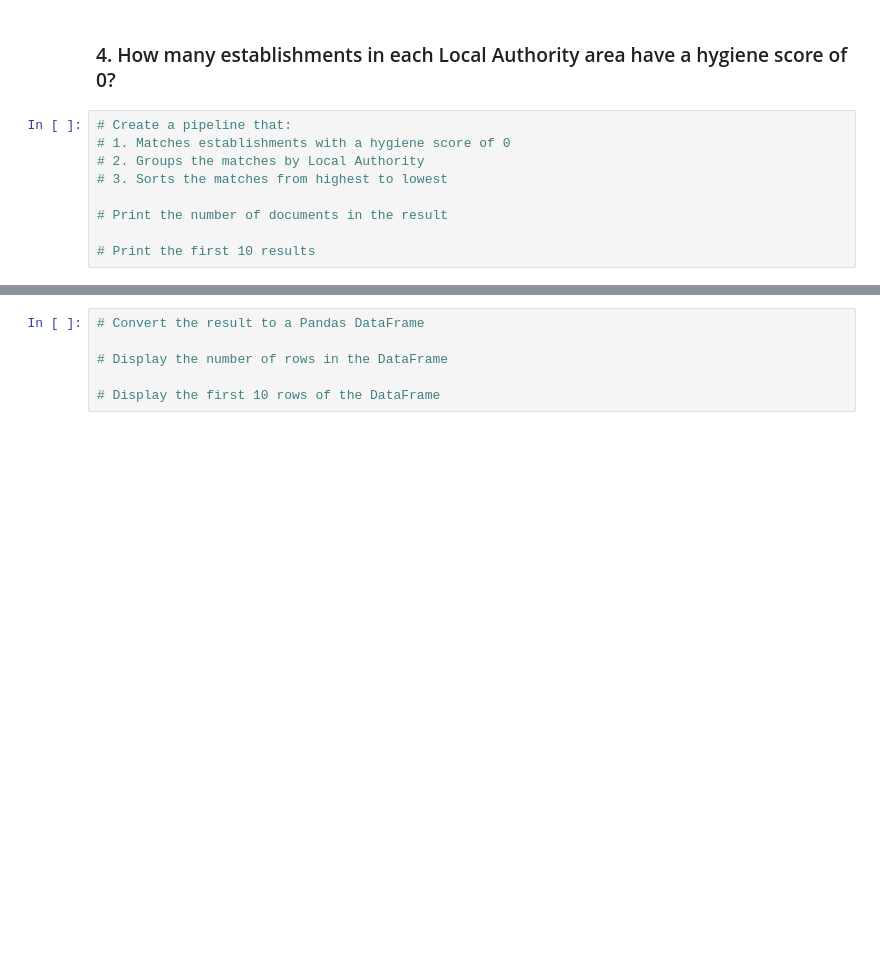
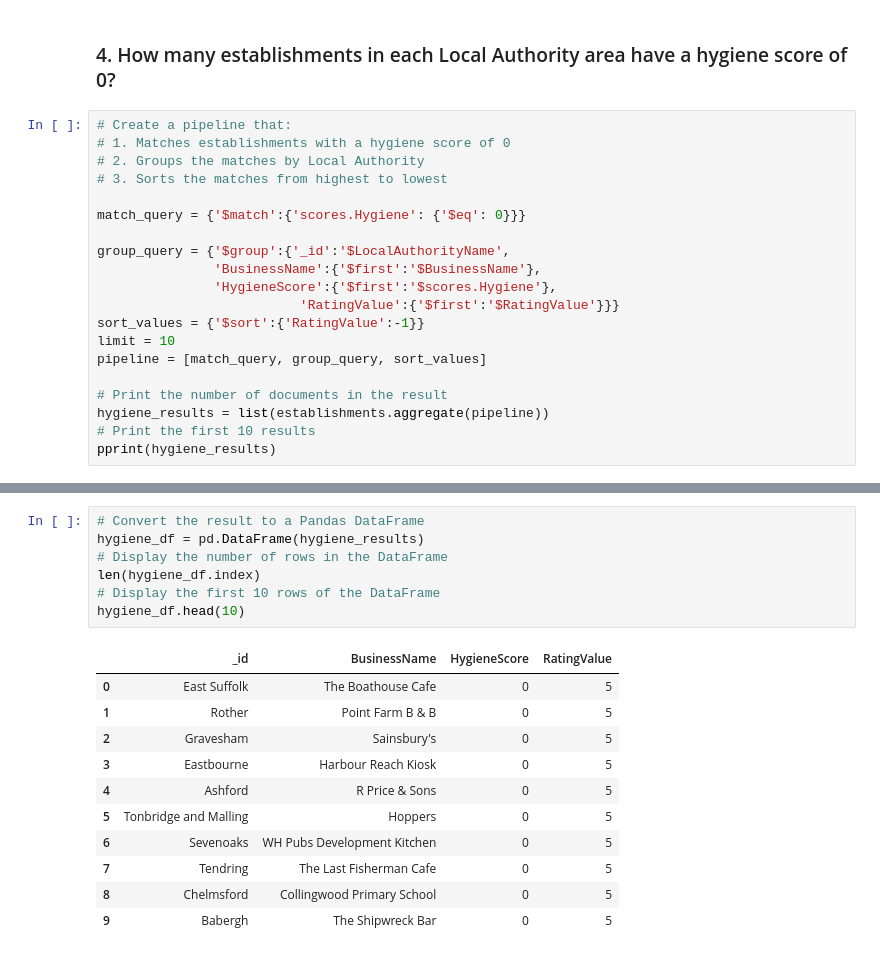
Before and after one commit to AlyssaCullinan/nosql-challenge, a Jupyter notebook: Starter_Code/NoSQL_analysis_starter.ipynb, the cells around one changed output, grey strips where cells are left out. Drawn from its saved outputs; the diff is of its cells as text; blank space fills up the shorter version.

```diff
--- a/Starter_Code/NoSQL_analysis_starter.ipynb
+++ b/Starter_Code/NoSQL_analysis_starter.ipynb
@@ -103,6 +178,17 @@ sort =
 # 2. Groups the matches by Local Authority
 # 3. Sorts the matches from highest to lowest
 
+match_query = {'$match':{'scores.Hygiene': {'$eq': 0}}}
+
+group_query = {'$group':{'_id':'$LocalAuthorityName',
+               'BusinessName':{'$first':'$BusinessName'},
+               'HygieneScore':{'$first':'$scores.Hygiene'},
+                          'RatingValue':{'$first':'$RatingValue'}}}
+sort_values = {'$sort':{'RatingValue':-1}}
+limit = 10
+pipeline = [match_query, group_query, sort_values]
+
 # Print the number of documents in the result
-
+hygiene_results = list(establishments.aggregate(pipeline))
 # Print the first 10 results
+pprint(hygiene_results)
@@ -109,6 +213,19 @@ sort =
 # %%
 # Convert the result to a Pandas DataFrame
-
+hygiene_df = pd.DataFrame(hygiene_results)
 # Display the number of rows in the DataFrame
-
+len(hygiene_df.index)
 # Display the first 10 rows of the DataFrame
+hygiene_df.head(10)
+# %% [output]
+|  | _id | BusinessName | HygieneScore | RatingValue |
+| 0 | East Suffolk | The Boathouse Cafe | 0 | 5 |
+| 1 | Rother | Point Farm B & B | 0 | 5 |
+| 2 | Gravesham | Sainsbury's | 0 | 5 |
+| 3 | Eastbourne | Harbour Reach Kiosk | 0 | 5 |
+| 4 | Ashford | R Price & Sons | 0 | 5 |
+| 5 | Tonbridge and Malling | Hoppers | 0 | 5 |
+| 6 | Sevenoaks | WH Pubs Development Kitchen | 0 | 5 |
+| 7 | Tendring | The Last Fisherman Cafe | 0 | 5 |
+| 8 | Chelmsford | Collingwood Primary School | 0 | 5 |
+| 9 | Babergh | The Shipwreck Bar | 0 | 5 |
```
Also changed, not shown: parts of 8 cells of this notebook.
